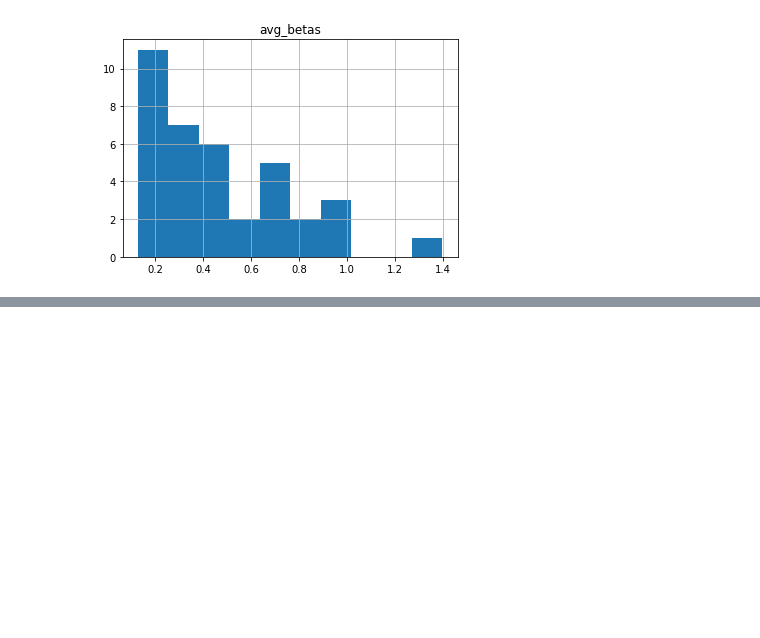
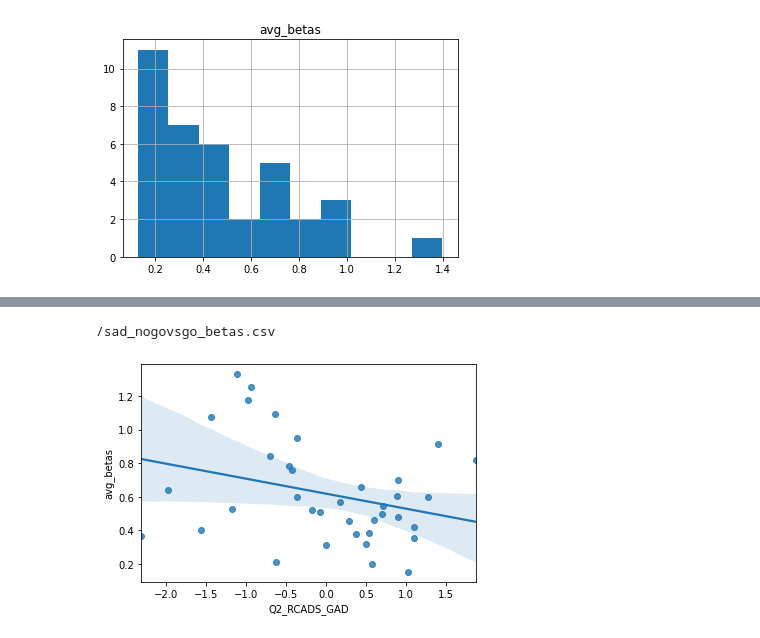
Before and after one commit to stephuh2/RED-scripts, a Jupyter notebook: RED_betamask.ipynb, the cells around one changed output, grey strips where cells are left out. Saved outputs shown, nothing was run; the diff lists cells and outputs as text; code cells hidden in the pictures; blank space fills up the shorter version.

```diff
--- a/RED_betamask.ipynb
+++ b/RED_betamask.ipynb
@@ -209,0 +210,16 @@ array([[<AxesSubplot:title={'center':'summed_beta'}>]], dtype=object)
+# %%
+# Read in all the other beta csvs
+
+# Use the values below to change the beta_df directory as needed
+# faces vs control
+faces = '/facesvscontrol_'
+# nogo vs go
+gng = '/nogovsgo_'
+# sad nogo vs go
+sad = '/sad_nogovsgo_'
+
+# Change con & beta_df as needed
+con = sad + 'betas.csv' #this is just for sanity check later to know which csv we're working with
+beta_df = pd.read_csv(beta_dir + sad + 'betas.csv')
+red_ids = pd.read_excel('/Users/stepheniuh/ownCloud/PhD/RED/MRI Quality Checks/RED_fmri_finalids.xlsx')
+main_df = pd.merge(beta_df, red_ids, on='sub_id')
@@ -209,0 +228,23 @@ array([[<AxesSubplot:title={'center':'summed_beta'}>]], dtype=object)
+# %%
+# convert red_id into strings for both
+main_df['red_id'] = main_df['red_id'].astype(str)
+#meta_df['red_id'] = meta_df['red_id'].astype(str)
+
+# merge on red_id
+with_data = pd.merge(main_df, meta_df, on='red_id')
+
+# rename columns
+# value = new name
+names = {'sub_id_x': 'sub_id',
+         'cbu_id_x': 'cbu_id',
+         'mri_tag_x': 'mri_tag'}
+
+with_data.rename(columns=names, inplace=True)
+
+# drop columns
+with_data = with_data.drop(columns = ['Unnamed: 0', 'sub_id_y', 'cbu_id_y', 'mri_tag_y'])
+
+# view final dataframe
+pd.set_option('display.max_columns', None) # to view all columns set this for dataframe viewing
+# view data
+display(with_data)
@@ -209,0 +269,12 @@ array([[<AxesSubplot:title={'center':'summed_beta'}>]], dtype=object)
+# %%
+# Sanity check to know which contrast we're working with here
+print(con)
+# %% [output]
+/sad_nogovsgo_betas.csv
+# %%
+# Now do some analysis -- this can be whatever covariate you want really
+plt.close('all')
+sns.regplot(y='avg_betas', x='Q2_RCADS_GAD', data=with_data)
+plt.show()
+# %% [output]
+[figure, added]
```
Also changed, not shown: parts of 9 cells of this notebook.
